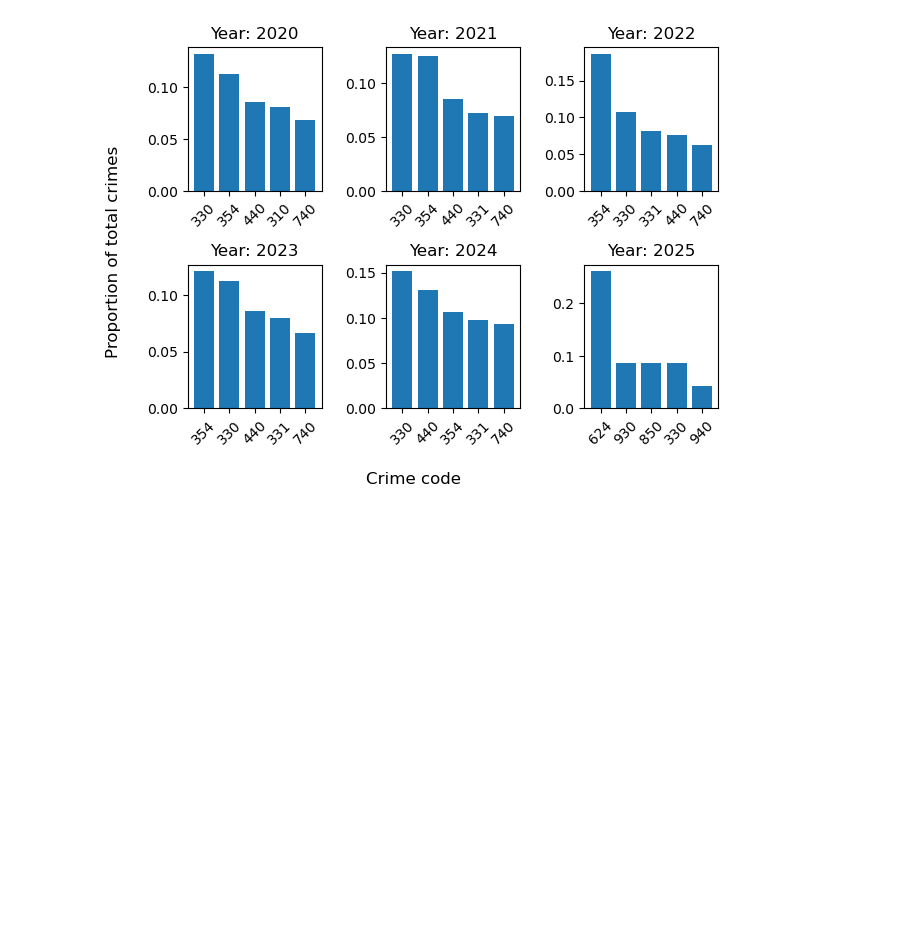
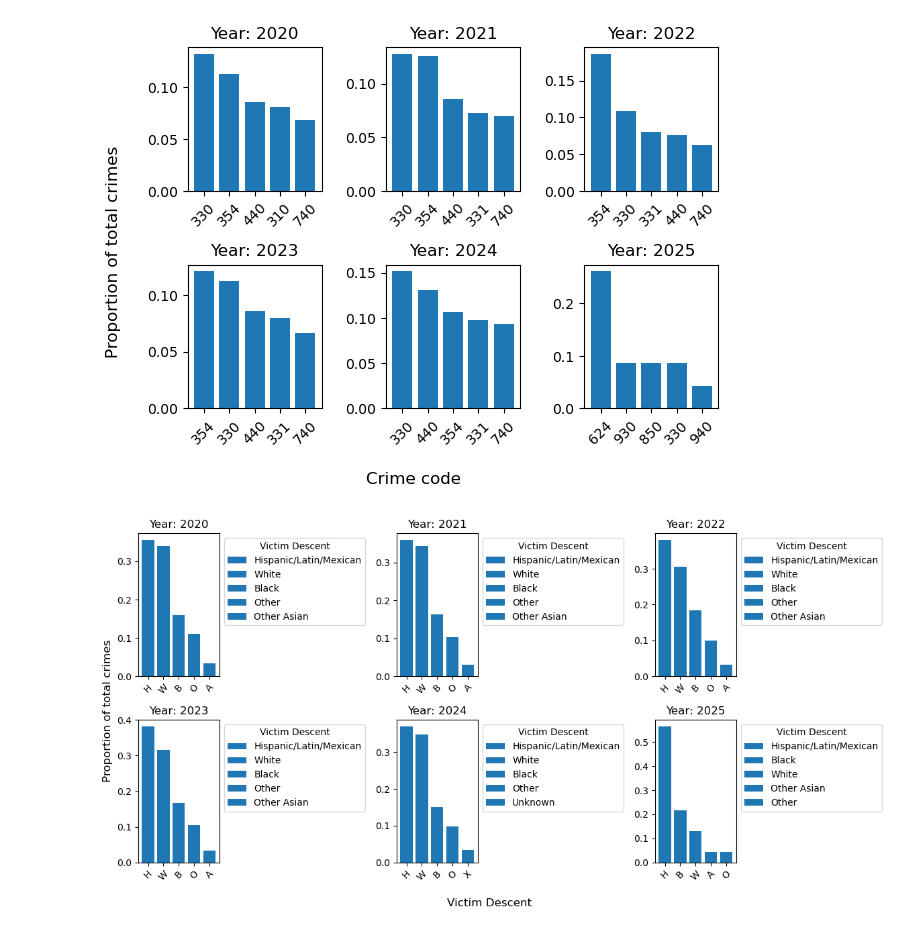
Before and after one commit to mLeach05/DS4200_final_proj, a Jupyter notebook: exploratory_analysis.ipynb, the cells around one changed output. Cells and saved outputs as stored; diff of their text form; code cells hidden in the pictures; blank space fills up the shorter version.

Commit message:
code update with 2nd visualization

```diff
--- a/exploratory_analysis.ipynb
+++ b/exploratory_analysis.ipynb
@@ -105,3 +119,76 @@ fig.supylabel('Proportion of total crimes')
 fig.tight_layout()
 # %% [output]
 [figure]
+# %%
+'''
+Plots bar graphs to see if certain demographics (races) are targeted by crime more than others,
+which shows total crimes perpetrated against each subgroup from 2020 to 2025.
+'''
+# aggregates counts by year and victim descent
+years = df.groupby([df.date_occ.dt.year, 'vict_descent']).size().reset_index(name='count')
+
+# keeps the top 5 victim descent groups per year
+top_idx = []
+for year in years['date_occ'].unique():
+    top_idx += years[years['date_occ'] == year].sort_values('count', ascending=False).head(5).index.tolist()
+
+for_plotting = years.loc[top_idx].copy()
+
+# calculates proportions within each year
+for_plotting['proportion'] = for_plotting['count'] / for_plotting.groupby('date_occ')['count'].transform('sum')
+
+# maps codes to labels for different races
+descent_map = {
+    "A": "Other Asian",
+    "B": "Black",
+    "C": "Chinese",
+    "D": "Cambodian",
+    "F": "Filipino",
+    "G": "Guamanian",
+    "H": "Hispanic/Latin/Mexican",
+    "I": "American Indian/Alaskan Native",
+    "J": "Japanese",
+    "K": "Korean",
+    "L": "Laotian",
+    "O": "Other",
+    "P": "Pacific Islander",
+    "S": "Samoan",
+    "U": "Hawaiian",
+    "V": "Vietnamese",
+    "W": "White",
+    "X": "Unknown",
+    "Z": "Asian Indian"
+}
+
+# plots bar graphs
+fig, ax = plt.subplots(2, 3, figsize=(12,6))
+row = col = 0
+for y in range(2020, 2026):
+    data = for_plotting[for_plotting['date_occ'] == y]
+    if data.empty:
+        continue
+    bars = ax[row, col].bar(data['vict_descent'], data['proportion'])
+    ax[row, col].set_title(f'Year: {y}')
+    ax[row, col].tick_params(axis='x', rotation=45)
+
+     # uses mapping to add legend to each subplot
+     # places legend outside the axes (to the right of the plots)
+    ax[row, col].legend(
+        bars,
+        [descent_map.get(code, code) for code in data['vict_descent']],
+        title='Victim Descent',
+        loc='upper left',
+        bbox_to_anchor=(1, 1)
+    )
+
+    col += 1
+    if col > 2:
+        row += 1
+        col = 0
+
+fig.supxlabel('Victim Descent')
+fig.supylabel('Proportion of total crimes')
+fig.tight_layout()
+plt.show()
+# %% [output]
+[figure, added]
```
Also changed, not shown: parts of 7 cells of this notebook.
